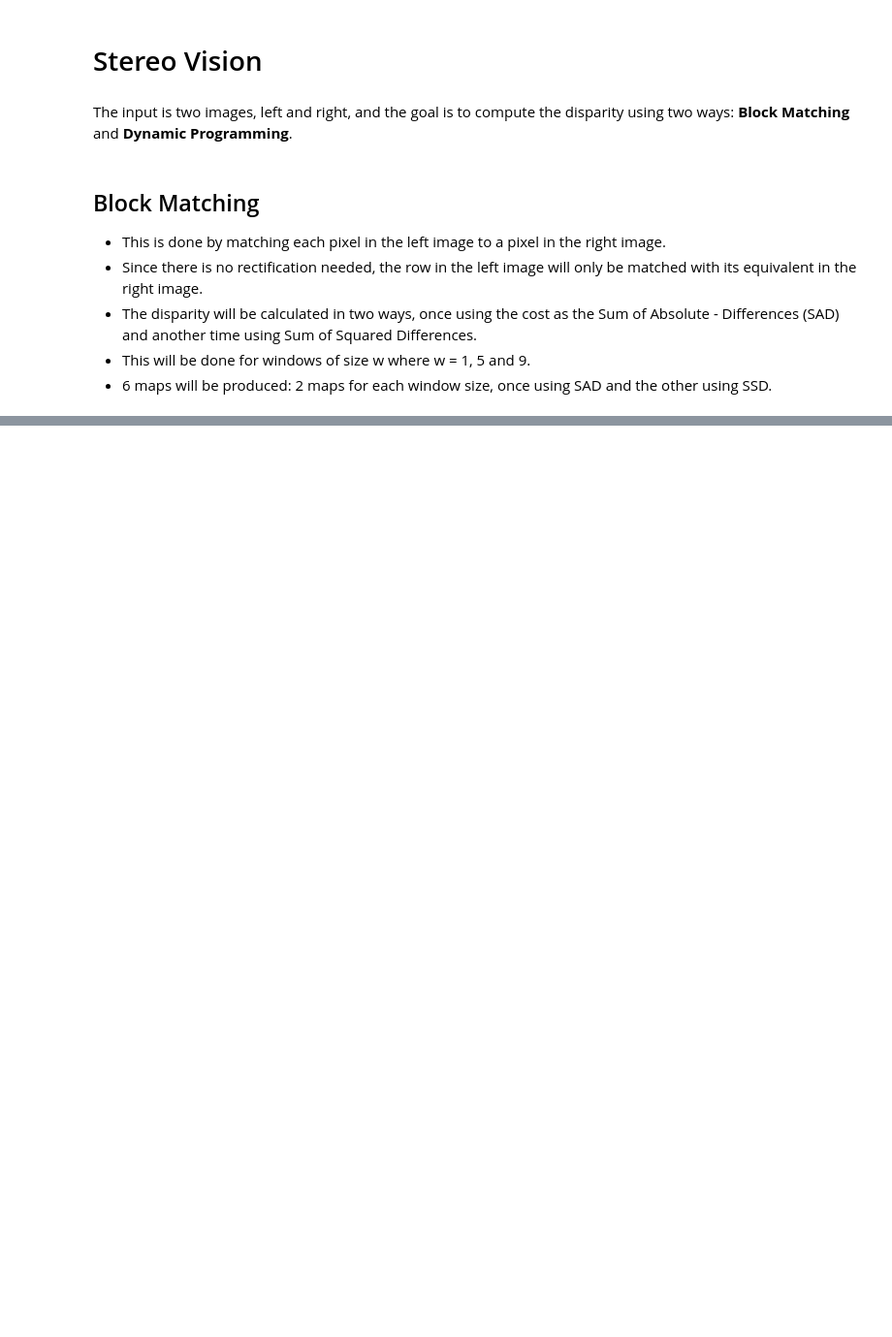
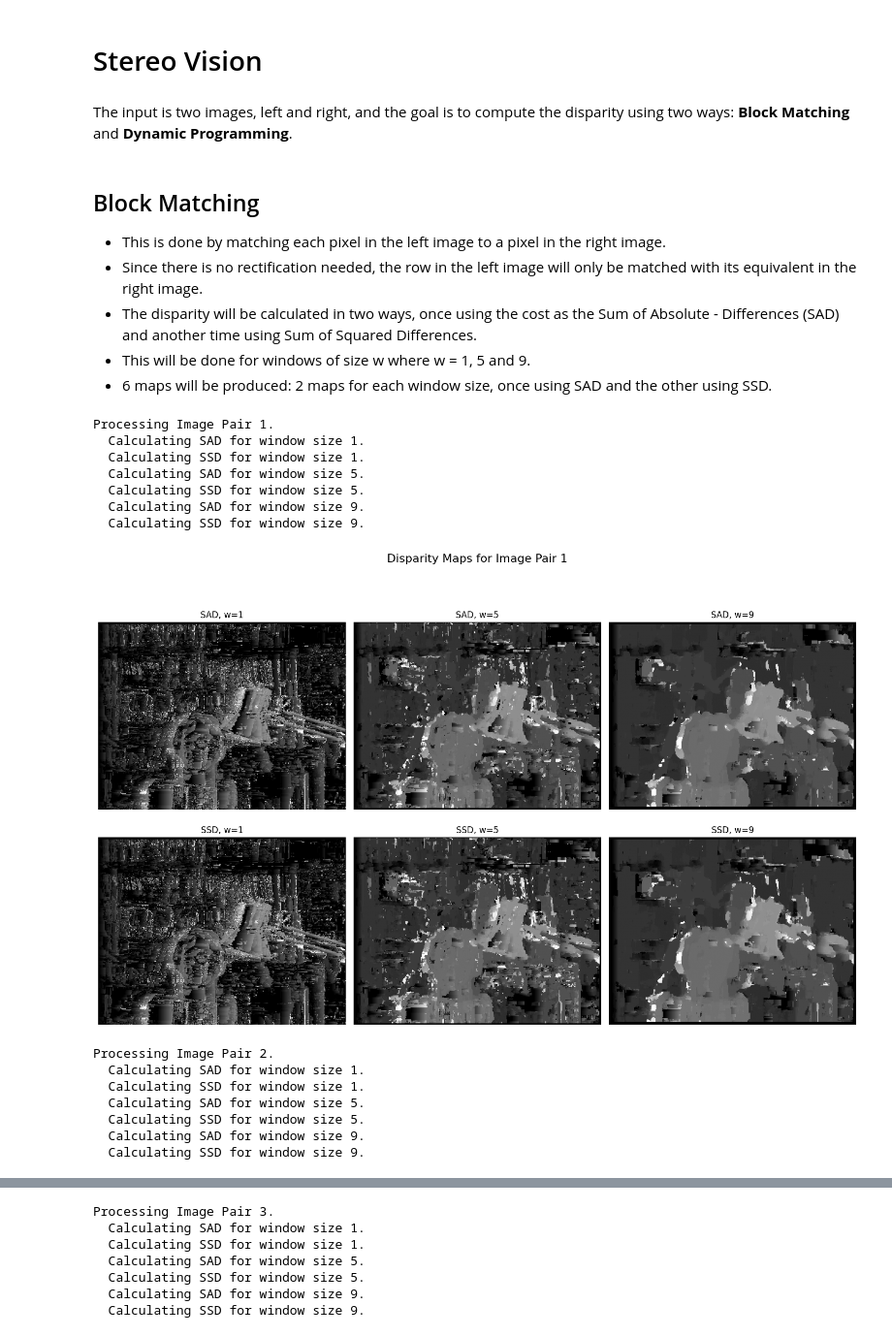
Before and after one commit to marwanelgharbawy/stereo-vision, a Jupyter notebook: stereo_vision.ipynb, the cells around one changed output, grey strips where cells are left out. Shown at 97% size. Cells and saved outputs as stored; diff of their text form; code cells hidden in the pictures; blank space fills up the shorter version.

Commit message:
Calculate disparities for image pairs

```diff
--- a/stereo_vision.ipynb
+++ b/stereo_vision.ipynb
@@ -60,4 +63,70 @@ def compute_disparity(left_image, right_image, window_size, max_disparity, use_s
 
     return disparity_map
 # %%
-window_sizes = [1, 5, 9]
+@dataclass
+class StereoPair:
+    left: np.ndarray
+    right: np.ndarray
+
+image_pairs = []
+
+num_pairs = 3
+
+for i in range(1, num_pairs + 1):
+    # get images in grayscale
+    left = cv2.imread(f'stereo_materials/l{i}.png', cv2.IMREAD_GRAYSCALE)
+    right = cv2.imread(f'stereo_materials/r{i}.png', cv2.IMREAD_GRAYSCALE)
+
+    # cast to int32 to prevent overflow during SSD calculations
+    left = left.astype(np.int32)
+    right = right.astype(np.int32)
+
+    image_pairs.append(StereoPair(left=left, right=right))
+# %%
+window_sizes = [1, 5, 9]
+max_disp = 50
+
+# enumerate returns index and value of each item in the list
+for pair_index, pair in enumerate(image_pairs):
+    print(f"Processing Image Pair {pair_index + 1}.")
+
+    # 2x3 grid for the 6 required maps
+    fig, axes = plt.subplots(2, 3, figsize=(15, 10))
+    fig.suptitle(f'Disparity Maps for Image Pair {pair_index + 1}', fontsize=16)
+
+    for col, w in enumerate(window_sizes):
+        # compute disparity using SAD and plot
+        print(f"  Calculating SAD for window size {w}.")
+        sad_map = compute_disparity(pair.left, pair.right, window_size=w, max_disparity=max_disp, use_sad=True)
+
+        axes[0, col].imshow(sad_map, cmap='gray')
+        axes[0, col].set_title(f'SAD, w={w}')
+        axes[0, col].axis('off')
+
+        # compute disparity using SSD and plot
+        print(f"  Calculating SSD for window size {w}.")
+        ssd_map = compute_disparity(pair.left, pair.right, window_size=w, max_disparity=max_disp, use_sad=False)
+
+        axes[1, col].imshow(ssd_map, cmap='gray')
+        axes[1, col].set_title(f'SSD, w={w}')
+        axes[1, col].axis('off')
+
+    plt.tight_layout()
+    plt.subplots_adjust(top=0.90)
+    plt.show()
+# %% [output]
+Processing Image Pair 1.
+  Calculating SAD for window size 1.
+  Calculating SSD for window size 1.
+  Calculating SAD for window size 5.
+  Calculating SSD for window size 5.
+  Calculating SAD for window size 9.
+  Calculating SSD for window size 9.
+[figure, added]
+Processing Image Pair 2.
+  Calculating SAD for window size 1.
+  Calculating SSD for window size 1.
+  Calculating SAD for window size 5.
+  Calculating SSD for window size 5.
+  Calculating SAD for window size 9.
+  Calculating SSD for window size 9.
@@ -63,0 +134,7 @@ window_sizes = [1, 5, 9]
+Processing Image Pair 3.
+  Calculating SAD for window size 1.
+  Calculating SSD for window size 1.
+  Calculating SAD for window size 5.
+  Calculating SSD for window size 5.
+  Calculating SAD for window size 9.
+  Calculating SSD for window size 9.
```
Also changed, not shown: parts of 2 cells of this notebook.
